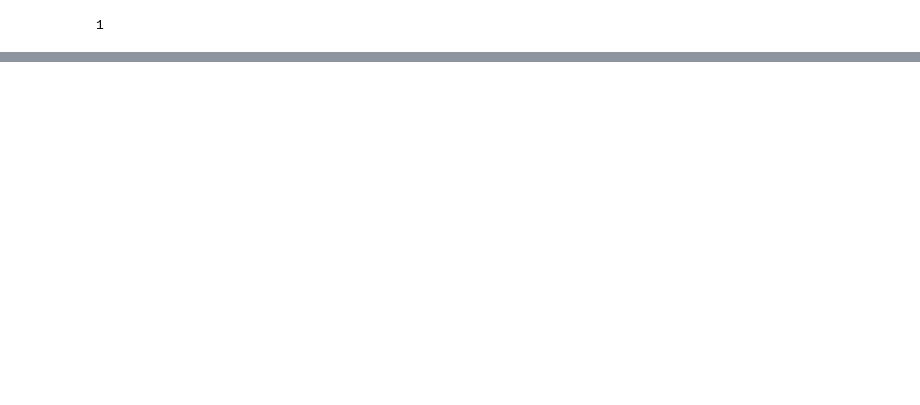
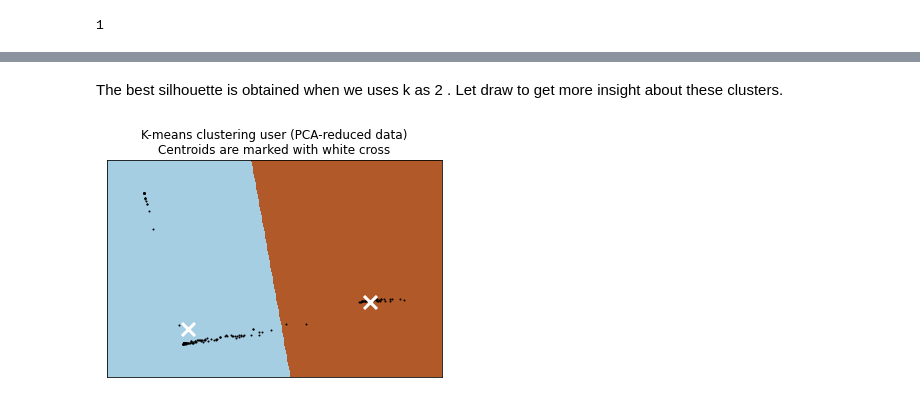
Before and after one commit to AbouOpenSource/Twitter-Analysis, a Jupyter notebook: Graph_analysis.ipynb, the cells around one changed output, grey strips where cells are left out. Cells and saved outputs as stored; diff of their text form; code cells hidden in the pictures; blank space fills up the shorter version.

```diff
--- a/Graph_analysis.ipynb
+++ b/Graph_analysis.ipynb
@@ -414,0 +506,6 @@ most_important_link = nt.eigenvector_centrality(graph_user_user)
+# %%
+graph_user_user_matrix = nt.adjacency_matrix(graph_user_user,weight='Sim')
+# %%
+print(graph_user_user_matrix.todense())
+labels = graph_user_user.nodes()
+graph_user_user_matrix = pd.DataFrame(graph_user_user_matrix.todense(), index=list(labels), columns=list(labels))
@@ -414,0 +562,42 @@ most_important_link = nt.eigenvector_centrality(graph_user_user)
+# %% [markdown]
+The best silhouette is obtained when we uses k as 2 .
+Let draw to get more insight about these clusters.
+# %%
+import matplotlib.pyplot as plt
+
+reduced_data = PCA(n_components=2).fit_transform(graph_user_user_matrix)
+kmeans = KMeans(init="k-means++", n_clusters=2, n_init=4)
+kmeans.fit(reduced_data)
+
+h = .02
+x_min, x_max = reduced_data[:, 0].min() - 1, reduced_data[:, 0].max() + 1
+y_min, y_max = reduced_data[:, 1].min() - 1, reduced_data[:, 1].max() + 1
+xx, yy = np.meshgrid(np.arange(x_min, x_max, h), np.arange(y_min, y_max, h))
+
+# Obtain labels for each point in mesh. Use last trained model.
+Z = kmeans.predict(np.c_[xx.ravel(), yy.ravel()])
+
+# Put the result into a color plot
+Z = Z.reshape(xx.shape)
+plt.figure(1)
+#plt.figure(figsize=(200,100))
+plt.clf()
+plt.imshow(Z, interpolation="nearest",
+           extent=(xx.min(), xx.max(), yy.min(), yy.max()),
+           cmap=plt.cm.Paired, aspect="auto", origin="lower")
+
+plt.plot(reduced_data[:, 0], reduced_data[:, 1], 'k.', markersize=2)
+# Plot the centroids as a white X
+centroids = kmeans.cluster_centers_
+plt.scatter(centroids[:, 0], centroids[:, 1], marker="x", s=169, linewidths=3,
+            color="w", zorder=10)
+plt.title("K-means clustering user (PCA-reduced data)\n"
+          "Centroids are marked with white cross")
+plt.xlim(x_min, x_max)
+plt.ylim(y_min, y_max)
+plt.xticks(())
+plt.yticks(())
+
+plt.show()
+# %% [output]
+[figure, added]
```
Also changed, not shown: parts of 106 cells of this notebook, 13 other files.
